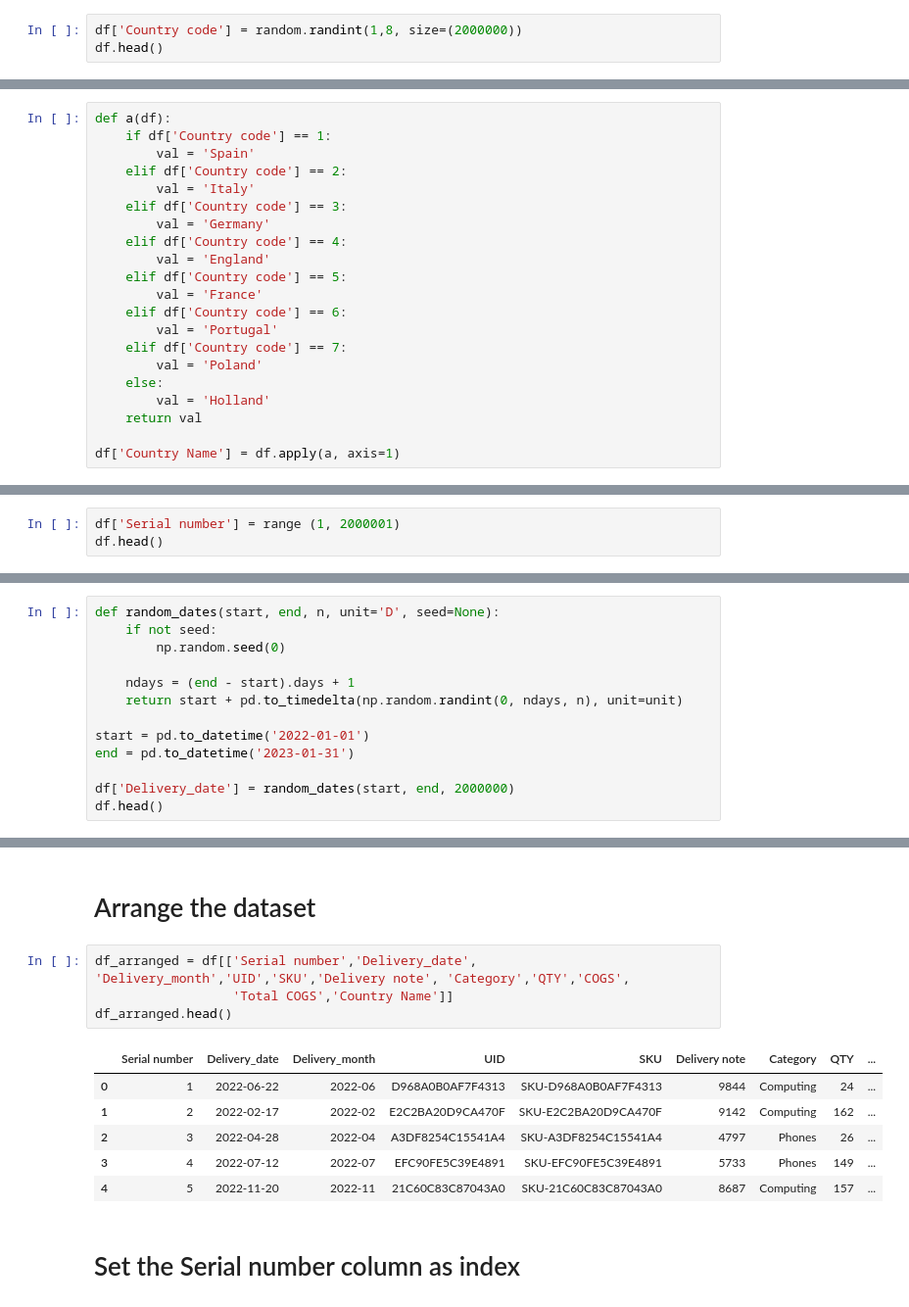
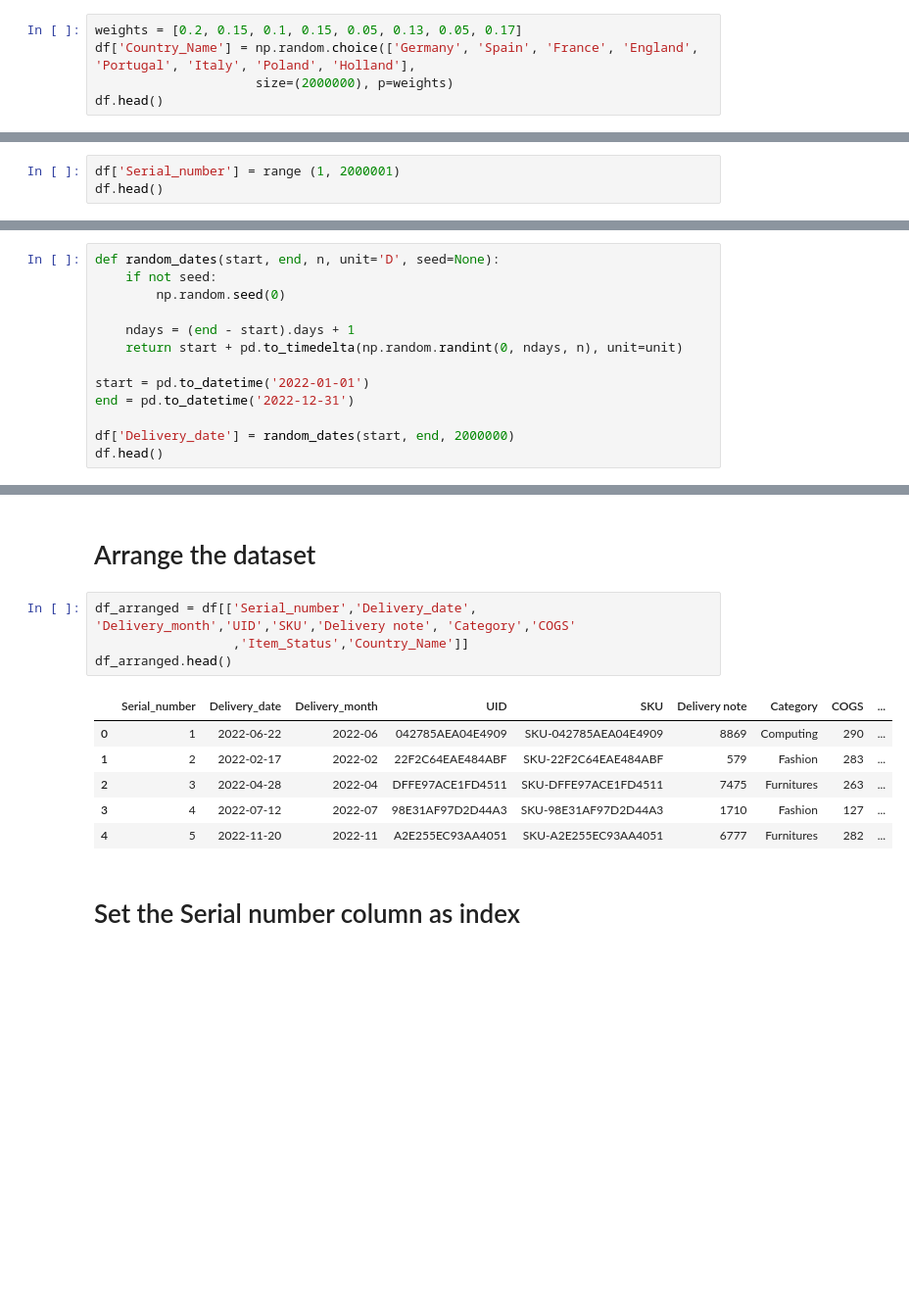
Before and after one commit to A-Moniem/Inventory-Management, a Jupyter notebook: Creating Inventory Dataset.ipynb, the cells around one changed output, grey strips where cells are left out. Shown: that part at 98% size. Drawn from its saved outputs; the diff is of its cells as text; blank space fills up the shorter version.

```diff
--- a/Creating Inventory Dataset.ipynb
+++ b/Creating Inventory Dataset.ipynb
@@ -34,4 +40,6 @@ df.head()
 # %%
-df['Country code'] = random.randint(1,8, size=(2000000))
+weights = [0.2, 0.15, 0.1, 0.15, 0.05, 0.13, 0.05, 0.17]
+df['Country_Name'] = np.random.choice(['Germany', 'Spain', 'France', 'England', 'Portugal', 'Italy', 'Poland', 'Holland'],
+                     size=(2000000), p=weights)
 df.head()
 # %% [output]
@@ -46,21 +51,0 @@ df.head()
-# %%
-def a(df):
-    if df['Country code'] == 1:
-        val = 'Spain'
-    elif df['Country code'] == 2:
-        val = 'Italy'
-    elif df['Country code'] == 3:
-        val = 'Germany'
-    elif df['Country code'] == 4:
-        val = 'England'
-    elif df['Country code'] == 5:
-        val = 'France'
-    elif df['Country code'] == 6:
-        val = 'Portugal'
-    elif df['Country code'] == 7:
-        val = 'Poland'
-    else:
-        val = 'Holland'
-    return val
-
-df['Country Name'] = df.apply(a, axis=1)
@@ -118,6 +89,6 @@ df.head()
 # %% [markdown]
 # Create Serial number for the data
 # %%
-df['Serial number'] = range (1, 2000001)
+df['Serial_number'] = range (1, 2000001)
 df.head()
 # %% [output]
@@ -138,7 +109,7 @@ def random_dates(start, end, n, unit='D', seed=None):
     return start + pd.to_timedelta(np.random.randint(0, ndays, n), unit=unit)
 
 start = pd.to_datetime('2022-01-01')
-end = pd.to_datetime('2023-01-31')
+end = pd.to_datetime('2022-12-31')
 
 df['Delivery_date'] = random_dates(start, end, 2000000)
 df.head()
@@ -164,15 +135,15 @@ df.head()
 # %% [markdown]
 # Arrange the dataset
 # %%
-df_arranged = df[['Serial number','Delivery_date', 'Delivery_month','UID','SKU','Delivery note', 'Category','QTY','COGS',
-                  'Total COGS','Country Name']]
+df_arranged = df[['Serial_number','Delivery_date', 'Delivery_month','UID','SKU','Delivery note', 'Category','COGS'
+                  ,'Item_Status','Country_Name']]
 df_arranged.head()
 # %% [output]
-|  | Serial number | Delivery_date | Delivery_month | UID | SKU | Delivery note | Category | QTY | ... |
-| 0 | 1 | 2022-06-22 | 2022-06 | D968A0B0AF7F4313 | SKU-D968A0B0AF7F4313 | 9844 | Computing | 24 | ... |
-| 1 | 2 | 2022-02-17 | 2022-02 | E2C2BA20D9CA470F | SKU-E2C2BA20D9CA470F | 9142 | Computing | 162 | ... |
-| 2 | 3 | 2022-04-28 | 2022-04 | A3DF8254C15541A4 | SKU-A3DF8254C15541A4 | 4797 | Phones | 26 | ... |
-| 3 | 4 | 2022-07-12 | 2022-07 | EFC90FE5C39E4891 | SKU-EFC90FE5C39E4891 | 5733 | Phones | 149 | ... |
-| 4 | 5 | 2022-11-20 | 2022-11 | 21C60C83C87043A0 | SKU-21C60C83C87043A0 | 8687 | Computing | 157 | ... |
+|  | Serial_number | Delivery_date | Delivery_month | UID | SKU | Delivery note | Category | COGS | ... |
+| 0 | 1 | 2022-06-22 | 2022-06 | 042785AEA04E4909 | SKU-042785AEA04E4909 | 8869 | Computing | 290 | ... |
+| 1 | 2 | 2022-02-17 | 2022-02 | 22F2C64EAE484ABF | SKU-22F2C64EAE484ABF | 579 | Fashion | 283 | ... |
+| 2 | 3 | 2022-04-28 | 2022-04 | DFFE97ACE1FD4511 | SKU-DFFE97ACE1FD4511 | 7475 | Furnitures | 263 | ... |
+| 3 | 4 | 2022-07-12 | 2022-07 | 98E31AF97D2D44A3 | SKU-98E31AF97D2D44A3 | 1710 | Fashion | 127 | ... |
+| 4 | 5 | 2022-11-20 | 2022-11 | A2E255EC93AA4051 | SKU-A2E255EC93AA4051 | 6777 | Furnitures | 282 | ... |
 # %% [markdown]
 # Set the Serial number column as index
```
Also changed, not shown: parts of 22 cells of this notebook.
